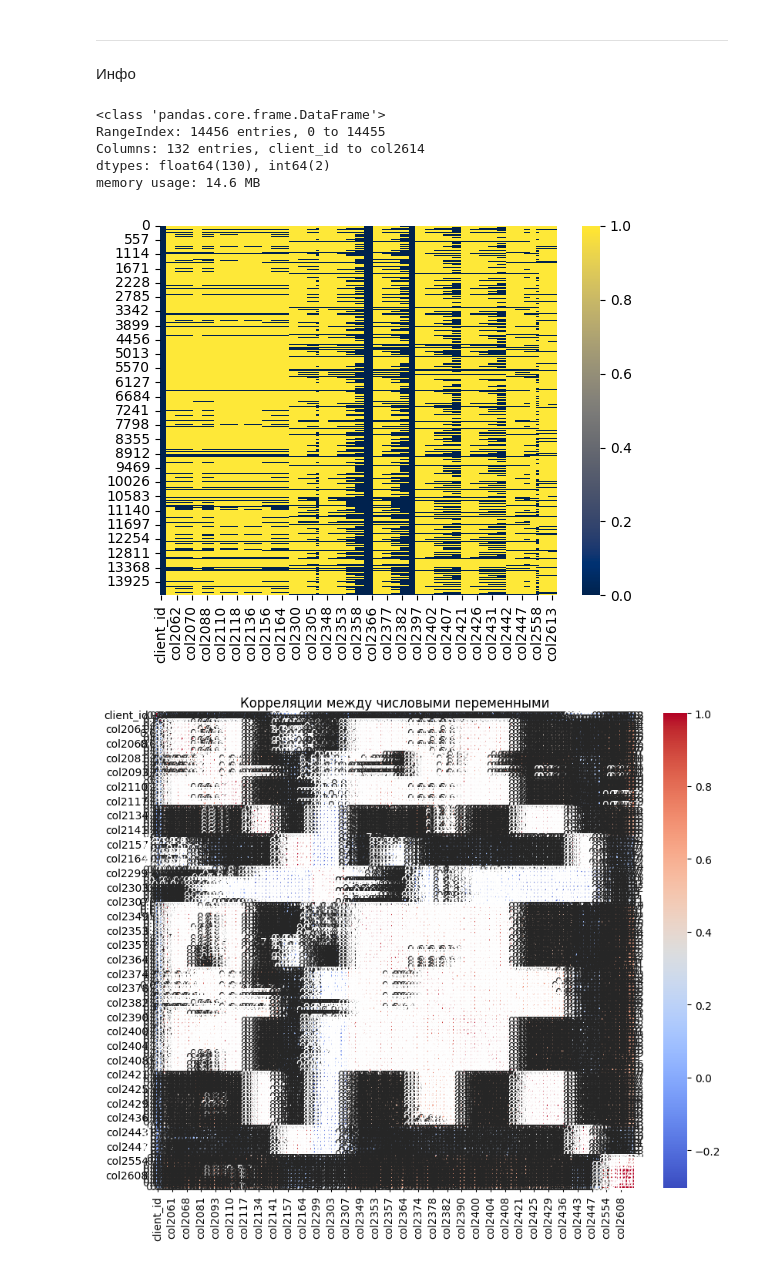
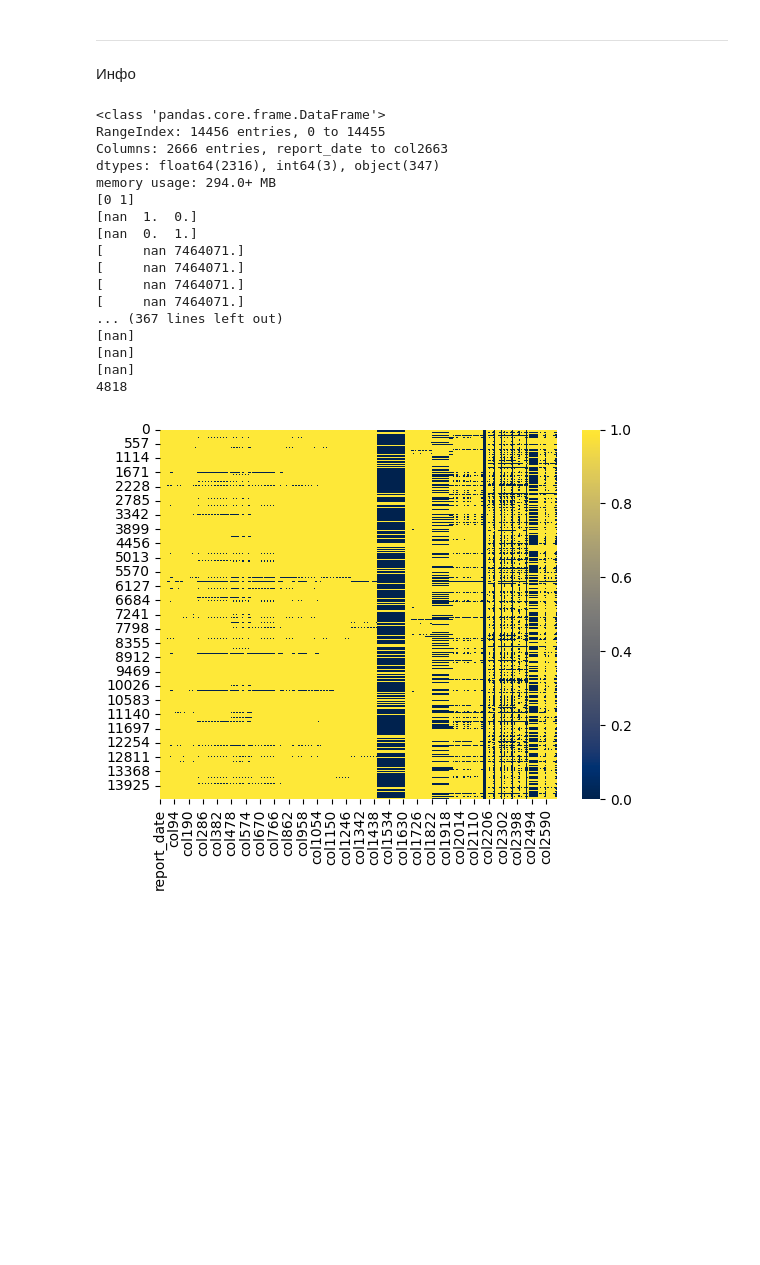
Before and after one commit to Dedushka-Lenin/Intensive_2, a Jupyter notebook: processing/analyzer.ipynb, the cells around one changed output. Cells and saved outputs as stored; diff of their text form; code cells hidden in the pictures; blank space fills up the shorter version.

```diff
--- a/processing/analyzer.ipynb
+++ b/processing/analyzer.ipynb
@@ -5,32 +5,42 @@ ________________________________________________________________________________
 # %%
 import pandas as pd
 import seaborn as sns
-import matplotlib.pyplot as plt
 
 df = pd.read_csv("train.csv")
 
 #############################################################################################################################################
 
 df.info()
 
 #############################################################################################################################################
 
 sns.heatmap(df.isnull(), cmap='cividis', annot_kws={'size': 15000})
 
 #############################################################################################################################################
 
-# for elm in df.columns:
-#     nuv = df[elm].nunique()
-#     if nuv < 3: print(df[elm].unique())
+for elm in df.columns:
+    nuv = df[elm].nunique()
+    if nuv < 2: print(df[elm].unique())
 
 #############################################################################################################################################
 
-# print(len(df['col1454'].unique()))
+print(len(df['col1454'].unique()))
 # %% [output]
 <class 'pandas.core.frame.DataFrame'>
 RangeIndex: 14456 entries, 0 to 14455
-Columns: 132 entries, client_id to col2614
-dtypes: float64(130), int64(2)
-memory usage: 14.6 MB
+Columns: 2666 entries, report_date to col2663
+dtypes: float64(2316), int64(3), object(347)
+memory usage: 294.0+ MB
+[0 1]
+[nan  1.  0.]
+[nan  0.  1.]
+[     nan 7464071.]
+[     nan 7464071.]
+[     nan 7464071.]
+[     nan 7464071.]
+... (367 lines left out)
+[nan]
+[nan]
+[nan]
+4818
-[figure, old version]
+[figure, new version]
-[figure, removed]
```
Also changed, not shown: parts of 4 cells of this notebook, 6 other files.
